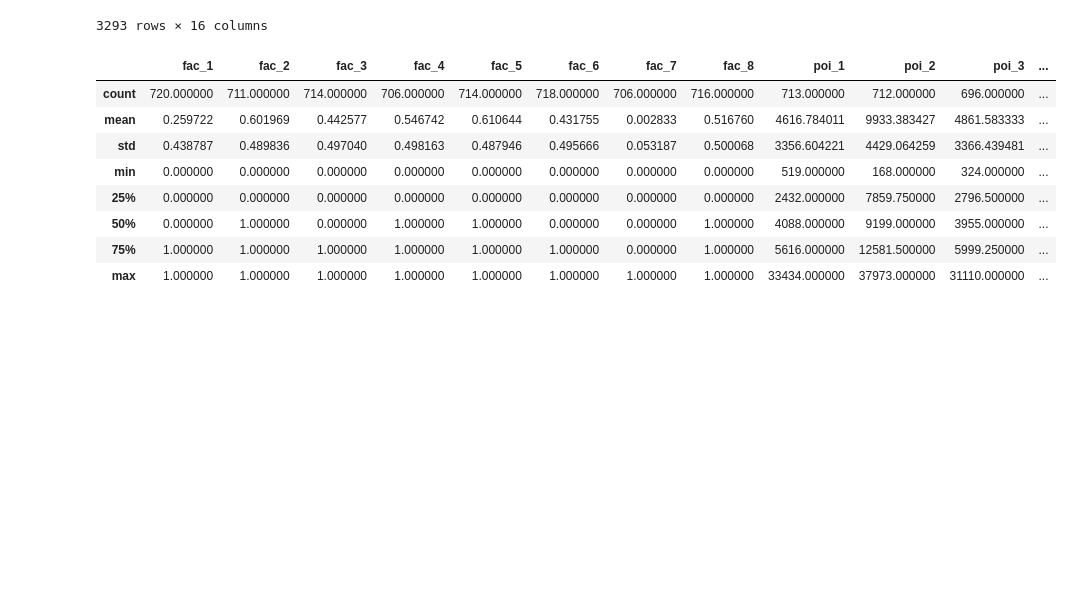
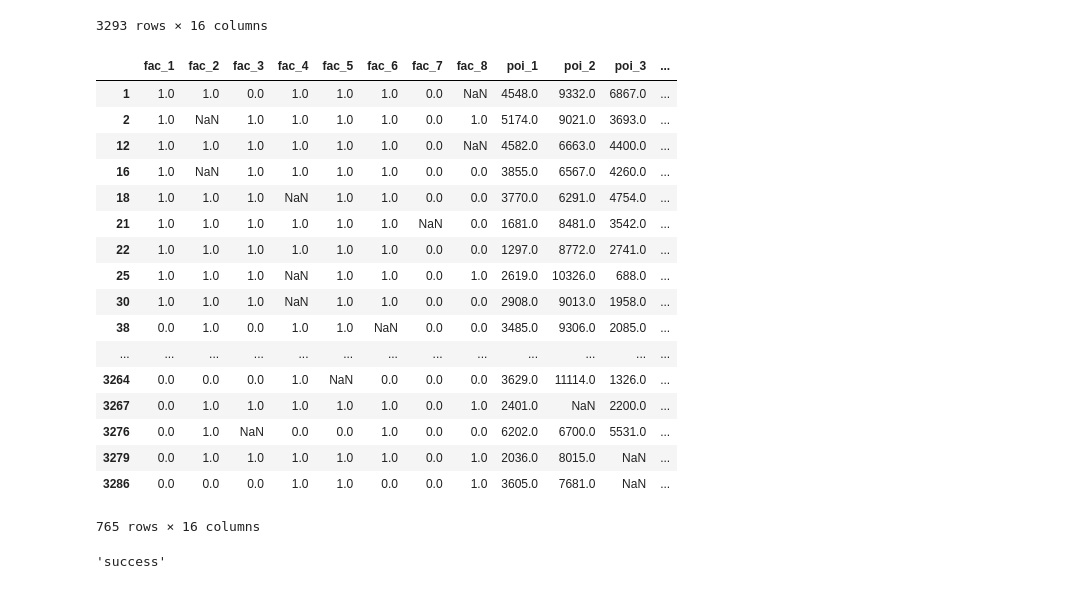
Before and after one commit to FarhanSetyaD/DataMining-Competition-JOINTS-UGM-2019, a Jupyter notebook: try_fill_with_pred.ipynb, the cells around one changed output. Drawn from its saved outputs; the diff is of its cells as text; code cells hidden in the pictures; blank space fills up the shorter version.

Commit message:
finish impute with machine learning

```diff
--- a/try_fill_with_pred.ipynb
+++ b/try_fill_with_pred.ipynb
@@ -41,19 +41,56 @@ train = train.assign(gender=df_gender)
 # %%
 
 one_null = pd.DataFrame(columns=train.columns)
 
 for i, rows in train.iterrows():
     cond = sum([1 if math.isnan(x) else 0 for x in rows ])
     if (cond ==1):
-        one_null = contains_null.append(rows)
+        one_null = one_null.append(rows)
 one_null
 # %% [output]
 |  | fac_1 | fac_2 | fac_3 | fac_4 | fac_5 | fac_6 | fac_7 | fac_8 | poi_1 | poi_2 | poi_3 | ... |
-| count | 720.000000 | 711.000000 | 714.000000 | 706.000000 | 714.000000 | 718.000000 | 706.000000 | 716.000000 | 713.000000 | 712.000000 | 696.000000 | ... |
-| mean | 0.259722 | 0.601969 | 0.442577 | 0.546742 | 0.610644 | 0.431755 | 0.002833 | 0.516760 | 4616.784011 | 9933.383427 | 4861.583333 | ... |
-| std | 0.438787 | 0.489836 | 0.497040 | 0.498163 | 0.487946 | 0.495666 | 0.053187 | 0.500068 | 3356.604221 | 4429.064259 | 3366.439481 | ... |
-| min | 0.000000 | 0.000000 | 0.000000 | 0.000000 | 0.000000 | 0.000000 | 0.000000 | 0.000000 | 519.000000 | 168.000000 | 324.000000 | ... |
-| 25% | 0.000000 | 0.000000 | 0.000000 | 0.000000 | 0.000000 | 0.000000 | 0.000000 | 0.000000 | 2432.000000 | 7859.750000 | 2796.500000 | ... |
-| 50% | 0.000000 | 1.000000 | 0.000000 | 1.000000 | 1.000000 | 0.000000 | 0.000000 | 1.000000 | 4088.000000 | 9199.000000 | 3955.000000 | ... |
-| 75% | 1.000000 | 1.000000 | 1.000000 | 1.000000 | 1.000000 | 1.000000 | 0.000000 | 1.000000 | 5616.000000 | 12581.500000 | 5999.250000 | ... |
-| max | 1.000000 | 1.000000 | 1.000000 | 1.000000 | 1.000000 | 1.000000 | 1.000000 | 1.000000 | 33434.000000 | 37973.000000 | 31110.000000 | ... |
+| 1 | 1.0 | 1.0 | 0.0 | 1.0 | 1.0 | 1.0 | 0.0 | NaN | 4548.0 | 9332.0 | 6867.0 | ... |
+| 2 | 1.0 | NaN | 1.0 | 1.0 | 1.0 | 1.0 | 0.0 | 1.0 | 5174.0 | 9021.0 | 3693.0 | ... |
+| 12 | 1.0 | 1.0 | 1.0 | 1.0 | 1.0 | 1.0 | 0.0 | NaN | 4582.0 | 6663.0 | 4400.0 | ... |
+| 16 | 1.0 | NaN | 1.0 | 1.0 | 1.0 | 1.0 | 0.0 | 0.0 | 3855.0 | 6567.0 | 4260.0 | ... |
+| 18 | 1.0 | 1.0 | 1.0 | NaN | 1.0 | 1.0 | 0.0 | 0.0 | 3770.0 | 6291.0 | 4754.0 | ... |
+| 21 | 1.0 | 1.0 | 1.0 | 1.0 | 1.0 | 1.0 | NaN | 0.0 | 1681.0 | 8481.0 | 3542.0 | ... |
+| 22 | 1.0 | 1.0 | 1.0 | 1.0 | 1.0 | 1.0 | 0.0 | 0.0 | 1297.0 | 8772.0 | 2741.0 | ... |
+| 25 | 1.0 | 1.0 | 1.0 | NaN | 1.0 | 1.0 | 0.0 | 1.0 | 2619.0 | 10326.0 | 688.0 | ... |
+| 30 | 1.0 | 1.0 | 1.0 | NaN | 1.0 | 1.0 | 0.0 | 0.0 | 2908.0 | 9013.0 | 1958.0 | ... |
+| 38 | 0.0 | 1.0 | 0.0 | 1.0 | 1.0 | NaN | 0.0 | 0.0 | 3485.0 | 9306.0 | 2085.0 | ... |
+| ... | ... | ... | ... | ... | ... | ... | ... | ... | ... | ... | ... | ... |
+| 3264 | 0.0 | 0.0 | 0.0 | 1.0 | NaN | 0.0 | 0.0 | 0.0 | 3629.0 | 11114.0 | 1326.0 | ... |
+| 3267 | 0.0 | 1.0 | 1.0 | 1.0 | 1.0 | 1.0 | 0.0 | 1.0 | 2401.0 | NaN | 2200.0 | ... |
+| 3276 | 0.0 | 1.0 | NaN | 0.0 | 0.0 | 1.0 | 0.0 | 0.0 | 6202.0 | 6700.0 | 5531.0 | ... |
+| 3279 | 0.0 | 1.0 | 1.0 | 1.0 | 1.0 | 1.0 | 0.0 | 1.0 | 2036.0 | 8015.0 | NaN | ... |
+| 3286 | 0.0 | 0.0 | 0.0 | 1.0 | 1.0 | 0.0 | 0.0 | 1.0 | 3605.0 | 7681.0 | NaN | ... |
+765 rows × 16 columns
+# %%
+no_na_train = train.dropna()
+#no_na_train.to_csv('no_na_train.csv', index=False)
+imputers = {
+    'fac_1': KNeighborsClassifier(n_neighbors = 17), 'fac_2': KNeighborsClassifier(n_neighbors = 17),
+    'fac_3': KNeighborsClassifier(n_neighbors = 17), 'fac_4': KNeighborsClassifier(n_neighbors = 17),
+    'fac_5': KNeighborsClassifier(n_neighbors = 17), 'fac_6': KNeighborsClassifier(n_neighbors = 17),
+    'fac_7': KNeighborsClassifier(n_neighbors = 17), 'fac_8': KNeighborsClassifier(n_neighbors = 17),
+    'poi_1': LinearRegression(), 'poi_2': LinearRegression(), 'poi_3': LinearRegression(),
+    'size': LinearRegression(),'price_monthly': LinearRegression(),'room_count': LinearRegression()
+}
+scaler = {
+    'fac_1': StandardScaler(), 'fac_2': StandardScaler(),
+    'fac_3': StandardScaler(), 'fac_4': StandardScaler(),
+    'fac_5': StandardScaler(), 'fac_6': StandardScaler(),
+    'fac_7': StandardScaler(), 'fac_8': StandardScaler(),
+}
+
+for key in imputers:
+    if( type(imputers[key]) == KNeighborsClassifier):
+        data = no_na_train.drop(columns=key).astype(np.float64)
+        scaler[key].fit(data)
+        imputers[key].fit(scaler[key].transform(data), no_na_train[key])
+    else:
+        imputers[key].fit(no_na_train.drop(columns=key), no_na_train[key])
+"success"
+# %% [output]
+'success'
```
Also changed, not shown: parts of 3 cells of this notebook, 1 other file.
